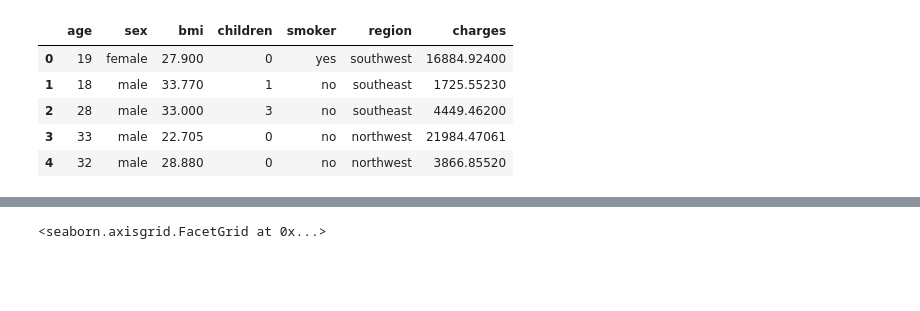
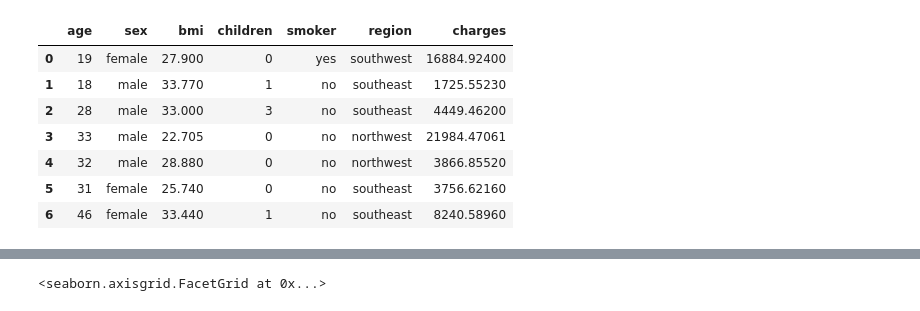
Before and after one commit to nezartarbin/Predicting_Health_Insurance_Costs, a Jupyter notebook: insurance.ipynb, the cells around one changed output, grey strips where cells are left out. Saved outputs shown, nothing was run; the diff lists cells and outputs as text; code cells hidden in the pictures; blank space fills up the shorter version.

```diff
--- a/insurance.ipynb
+++ b/insurance.ipynb
@@ -3,16 +11,18 @@
 # %%
 import numpy as np
 import pandas as pd
 import matplotlib.pyplot as plt
 import seaborn as sns
 
 data = pd.read_csv("insurance.csv")
 
-display(data.head())
+display(data.head(n=7))
 # %% [output]
 |  | age | sex | bmi | children | smoker | region | charges |
 | 0 | 19 | female | 27.900 | 0 | yes | southwest | 16884.92400 |
 | 1 | 18 | male | 33.770 | 1 | no | southeast | 1725.55230 |
 | 2 | 28 | male | 33.000 | 3 | no | southeast | 4449.46200 |
 | 3 | 33 | male | 22.705 | 0 | no | northwest | 21984.47061 |
 | 4 | 32 | male | 28.880 | 0 | no | northwest | 3866.85520 |
+| 5 | 31 | female | 25.740 | 0 | no | southeast | 3756.62160 |
+| 6 | 46 | female | 33.440 | 1 | no | southeast | 8240.58960 |
```
Also changed, not shown: parts of 14 cells of this notebook.
